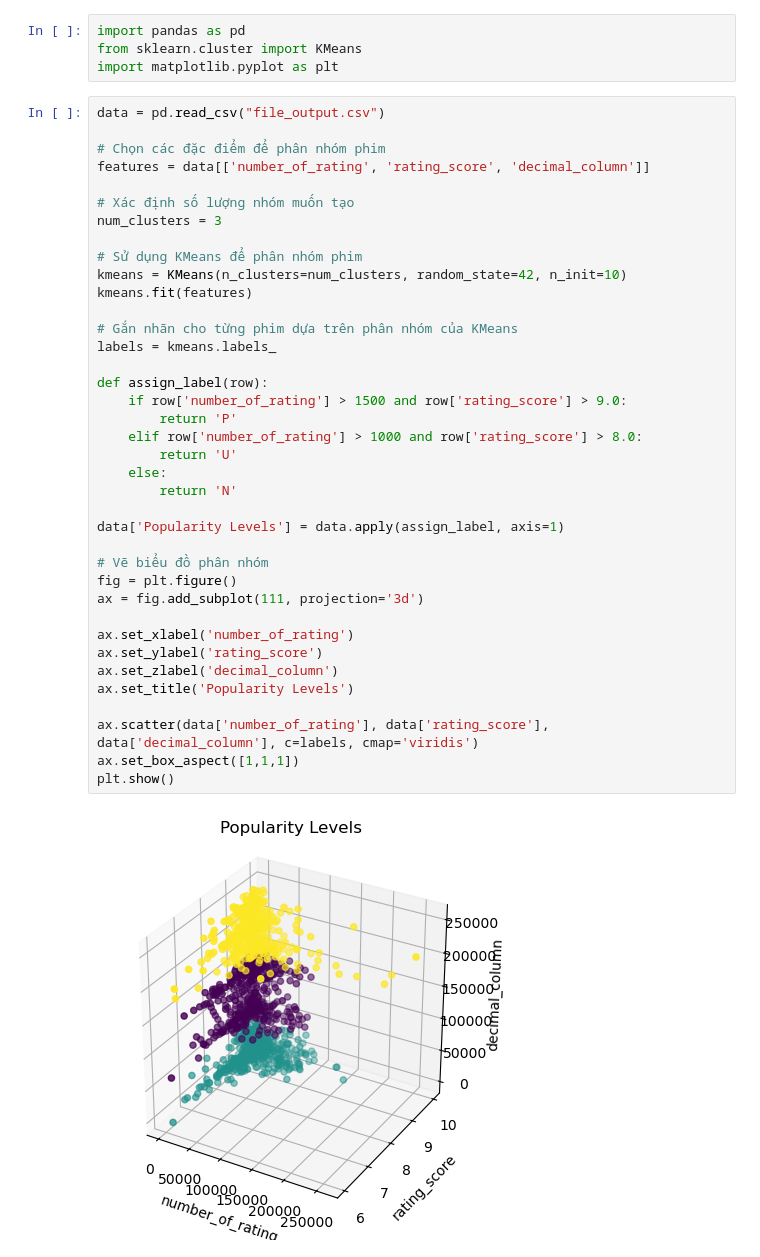
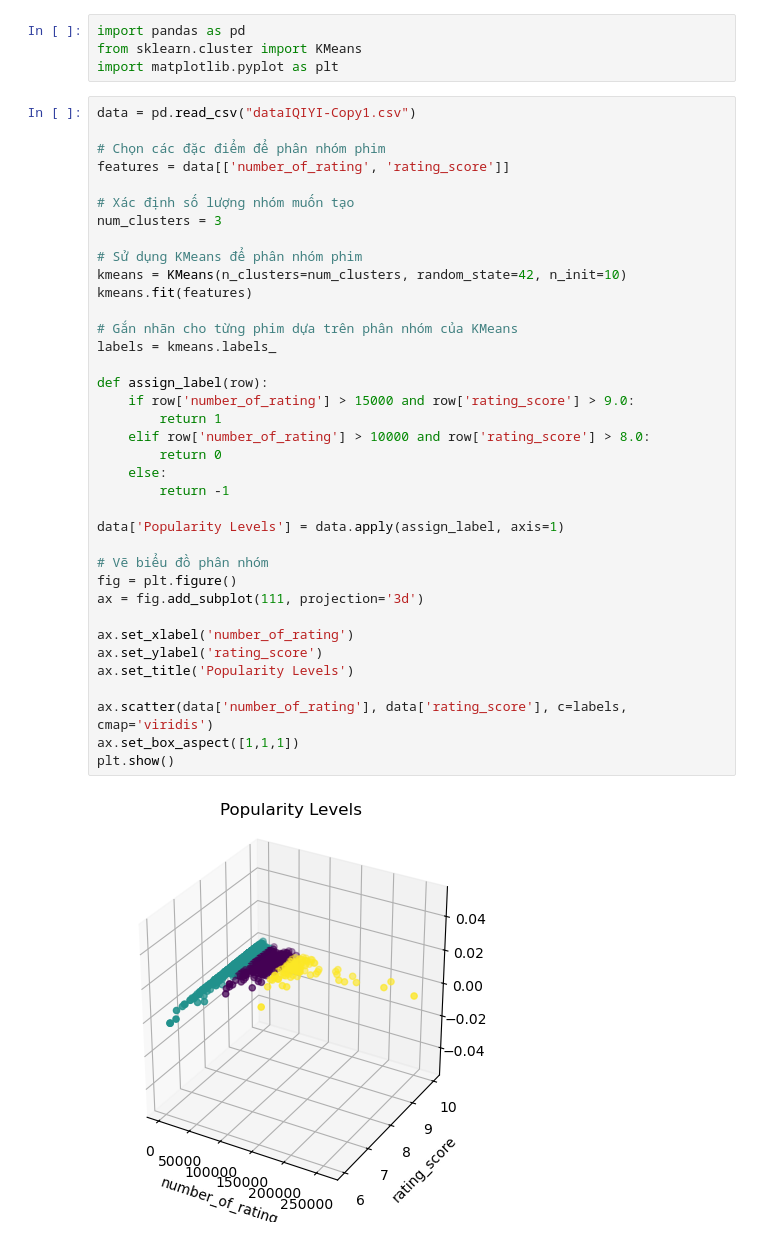
Before and after one commit to lamchi357/iQIYI, a Jupyter notebook: Train.ipynb, the cells around one changed output. Drawn from its saved outputs; the diff is of its cells as text.

```diff
--- a/Train.ipynb
+++ b/Train.ipynb
@@ -3,44 +3,43 @@ import pandas as pd
 from sklearn.cluster import KMeans
 import matplotlib.pyplot as plt
 # %%
-data = pd.read_csv("file_output.csv")
+data = pd.read_csv("dataIQIYI-Copy1.csv")
 
 # Chọn các đặc điểm để phân nhóm phim
-features = data[['number_of_rating', 'rating_score', 'decimal_column']]
+features = data[['number_of_rating', 'rating_score']]
 
 # Xác định số lượng nhóm muốn tạo
 num_clusters = 3
 
 # Sử dụng KMeans để phân nhóm phim
 kmeans = KMeans(n_clusters=num_clusters, random_state=42, n_init=10)
 kmeans.fit(features)
 
 # Gắn nhãn cho từng phim dựa trên phân nhóm của KMeans
 labels = kmeans.labels_
 
 def assign_label(row):
-    if row['number_of_rating'] > 1500 and row['rating_score'] > 9.0:
-        return 'P'
-    elif row['number_of_rating'] > 1000 and row['rating_score'] > 8.0:
-        return 'U'
+    if row['number_of_rating'] > 15000 and row['rating_score'] > 9.0:
+        return 1
+    elif row['number_of_rating'] > 10000 and row['rating_score'] > 8.0:
+        return 0
     else:
-        return 'N'
+        return -1
 
 data['Popularity Levels'] = data.apply(assign_label, axis=1)
 
 # Vẽ biểu đồ phân nhóm
 fig = plt.figure()
 ax = fig.add_subplot(111, projection='3d')
 
 ax.set_xlabel('number_of_rating')
 ax.set_ylabel('rating_score')
-ax.set_zlabel('decimal_column')
 ax.set_title('Popularity Levels')
 
-ax.scatter(data['number_of_rating'], data['rating_score'], data['decimal_column'], c=labels, cmap='viridis')
+ax.scatter(data['number_of_rating'], data['rating_score'], c=labels, cmap='viridis')
 ax.set_box_aspect([1,1,1])
 plt.show()
 # %% [output]
-[figure, old version]
+[figure, new version]
 # %%
 print(data[['movie_title', 'number_of_rating', 'rating_score', 'Popularity Levels']])
```
Also changed, not shown: parts of 1 cell of this notebook, 1 other file.
